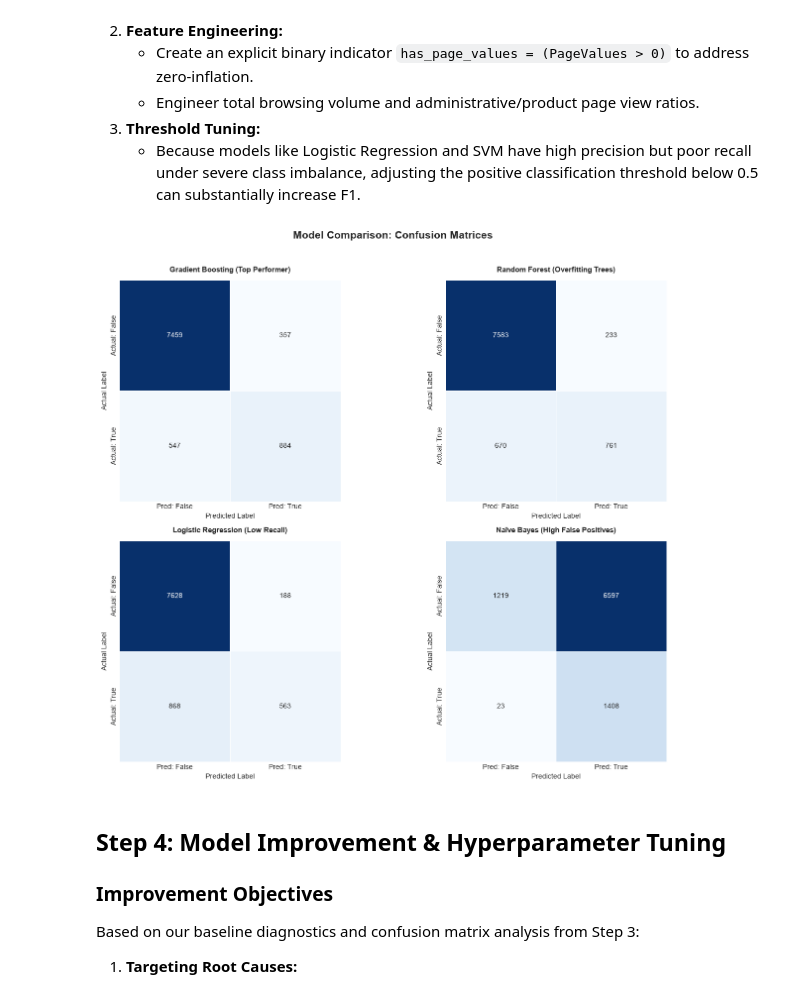
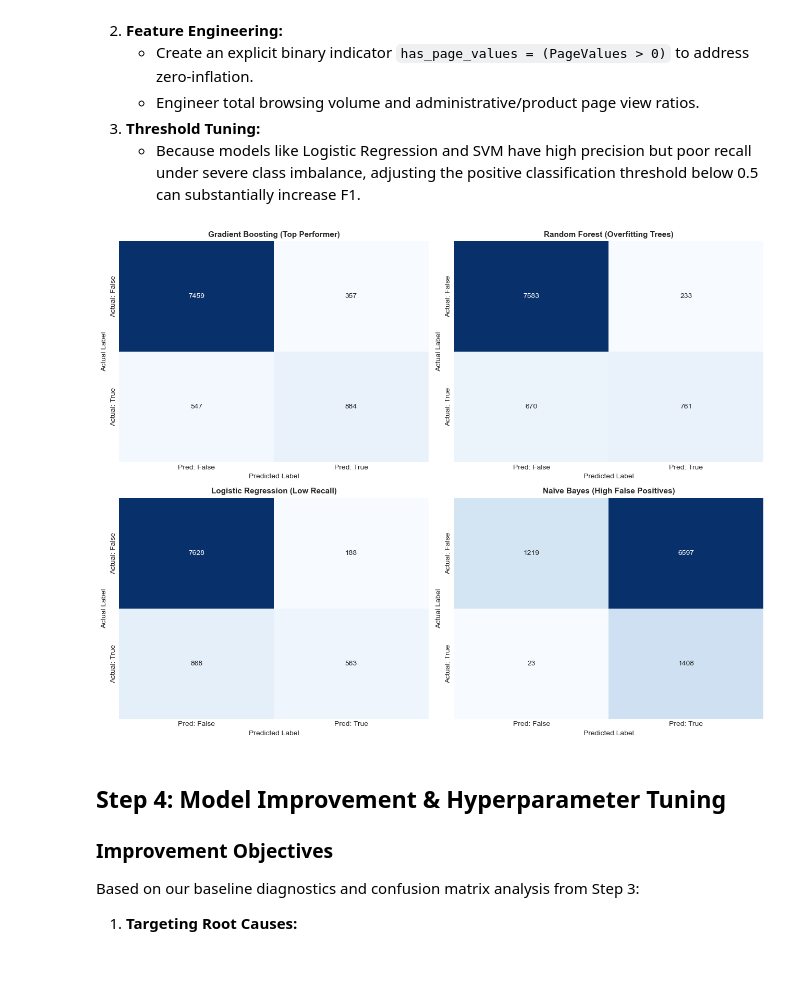
Before and after one commit to patriciafigueredo2412/CAI_4105_2026_Fall_Team_3, a Jupyter notebook: challenge_2/Challenge2.ipynb, the cells around one changed output. Cells and saved outputs as stored; diff of their text form; code cells hidden in the pictures; blank space fills up the shorter version.

```diff
--- a/challenge_2/Challenge2.ipynb
+++ b/challenge_2/Challenge2.ipynb
@@ -645,128 +447,52 @@ Completed: Gradient Boosting         | Val F1: 0.6612 | Train F1: 0.7351
 3. **Threshold Tuning:**
    * Because models like Logistic Regression and SVM have high precision but poor recall under severe class imbalance, adjusting the positive classification threshold below 0.5 can substantially increase F1.
 # %%
-
-# ============================================================
-# 1. IMPORT REQUIRED LIBRARIES
-# ============================================================
-
 import matplotlib.pyplot as plt
 import seaborn as sns
-
 from sklearn.model_selection import cross_val_predict
 from sklearn.metrics import confusion_matrix
 
-
-# ============================================================
-# 2. DEFINE DIAGNOSTIC MODELS
-# ============================================================
-
-# Select representative models from different algorithm families
-# to compare their classification performance.
-
+# Select the most informative representative models from each family
 diagnostic_models = {
-
-    'Gradient Boosting (Top Performer)': GradientBoostingClassifier(
-        n_estimators=100,
-        random_state=42
-    ),
-
-    'Random Forest (Overfitting Trees)': RandomForestClassifier(
-        n_estimators=100,
-        random_state=42,
-        n_jobs=-1
-    ),
-
-    'Logistic Regression (Low Recall)': LogisticRegression(
-        max_iter=1000,
-        random_state=42
-    ),
-
+    'Gradient Boosting (Top Performer)': GradientBoostingClassifier(n_estimators=100, random_state=42),
+    'Random Forest (Overfitting Trees)': RandomForestClassifier(n_estimators=100, random_state=42, n_jobs=-1),
+    'Logistic Regression (Low Recall)': LogisticRegression(max_iter=1000, random_state=42),
     'Naïve Bayes (High False Positives)': GaussianNB()
 }
 
-
-# ============================================================
-# 3. CREATE CONFUSION MATRIX VISUALIZATIONS
-# ============================================================
-
-fig, axes = plt.subplots(2, 2, figsize=(14, 11))
-
-# Flatten the axes array for easier iteration
+fig, axes = plt.subplots(2, 2, figsize=(13, 10))
 axes = axes.ravel()
 
-
-# ============================================================
-# 4. TRAIN AND EVALUATE EACH MODEL
-# ============================================================
-
 for idx, (name, clf) in enumerate(diagnostic_models.items()):
-
-    # Combine preprocessing and classification into one pipeline
     pipe = Pipeline(steps=[
         ('preprocessor', preprocessor),
         ('classifier', clf)
     ])
 
-    # Generate out-of-fold predictions using cross-validation
-    # Each observation is predicted by a model that did not train on it.
-    y_pred = cross_val_predict(
-        pipe,
-        X,
-        y,
-        cv=cv,
-        n_jobs=-1
-    )
+    # Generate clean out-of-fold predictions across all 5 stratified folds
+    y_pred = cross_val_predict(pipe, X, y, cv=cv, n_jobs=-1)
 
-    # Calculate confusion matrix
     cm = confusion_matrix(y, y_pred)
 
-
-    # ========================================================
-    # 5. PLOT CONFUSION MATRIX
-    # ========================================================
-
+    # Plot normalized percentages alongside raw counts
     sns.heatmap(
         cm,
         annot=True,
         fmt='d',
         cmap='Blues',
         cbar=False,
-        linewidths=0.5,
-        linecolor='white',
-        square=True,
         ax=axes[idx],
         xticklabels=['Pred: False', 'Pred: True'],
         yticklabels=['Actual: False', 'Actual: True']
     )
-
-    # Configure plot labels and title
-    axes[idx].set_title(
-        name,
-        fontsize=11,
-        fontweight='bold',
-        pad=12
-    )
-
-    axes[idx].set_ylabel('Actual Label', fontsize=10)
-    axes[idx].set_xlabel('Predicted Label', fontsize=10)
-
-
-# ============================================================
-# 6. FINALIZE VISUALIZATION
-# ============================================================
-
-plt.suptitle(
-    'Model Comparison: Confusion Matrices',
-    fontsize=15,
-    fontweight='bold',
-    y=1.02
-)
+    axes[idx].set_title(name, fontsize=11, fontweight='bold')
+    axes[idx].set_ylabel('Actual Label')
+    axes[idx].set_xlabel('Predicted Label')
 
 plt.tight_layout()
 plt.show()
 # %% [output]
-[figure, old version]
+[figure, new version]
 # %% [markdown]
 ## Step 4: Model Improvement & Hyperparameter Tuning
 
```
Also changed, not shown: parts of 9 cells of this notebook, 1 other file.
